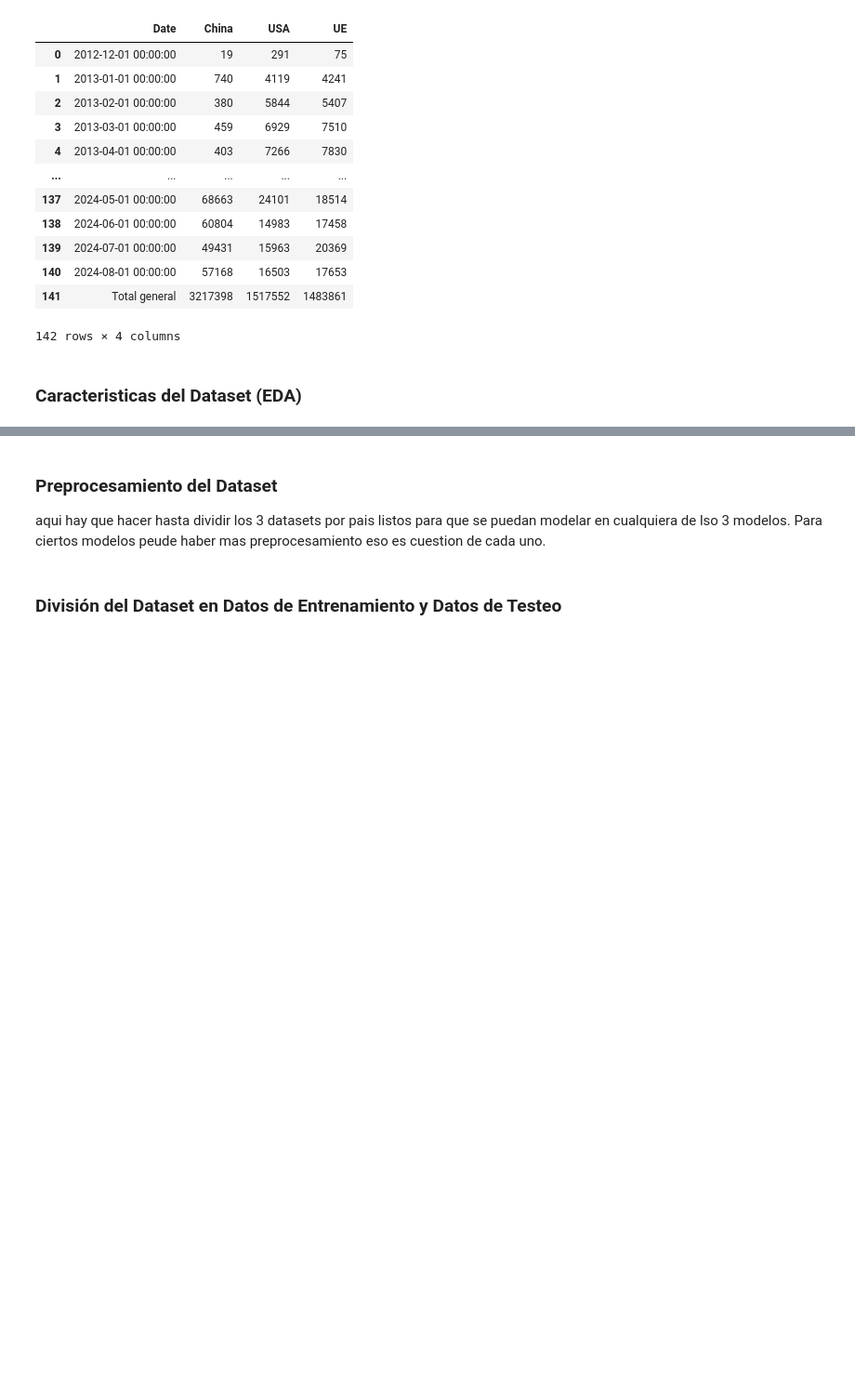
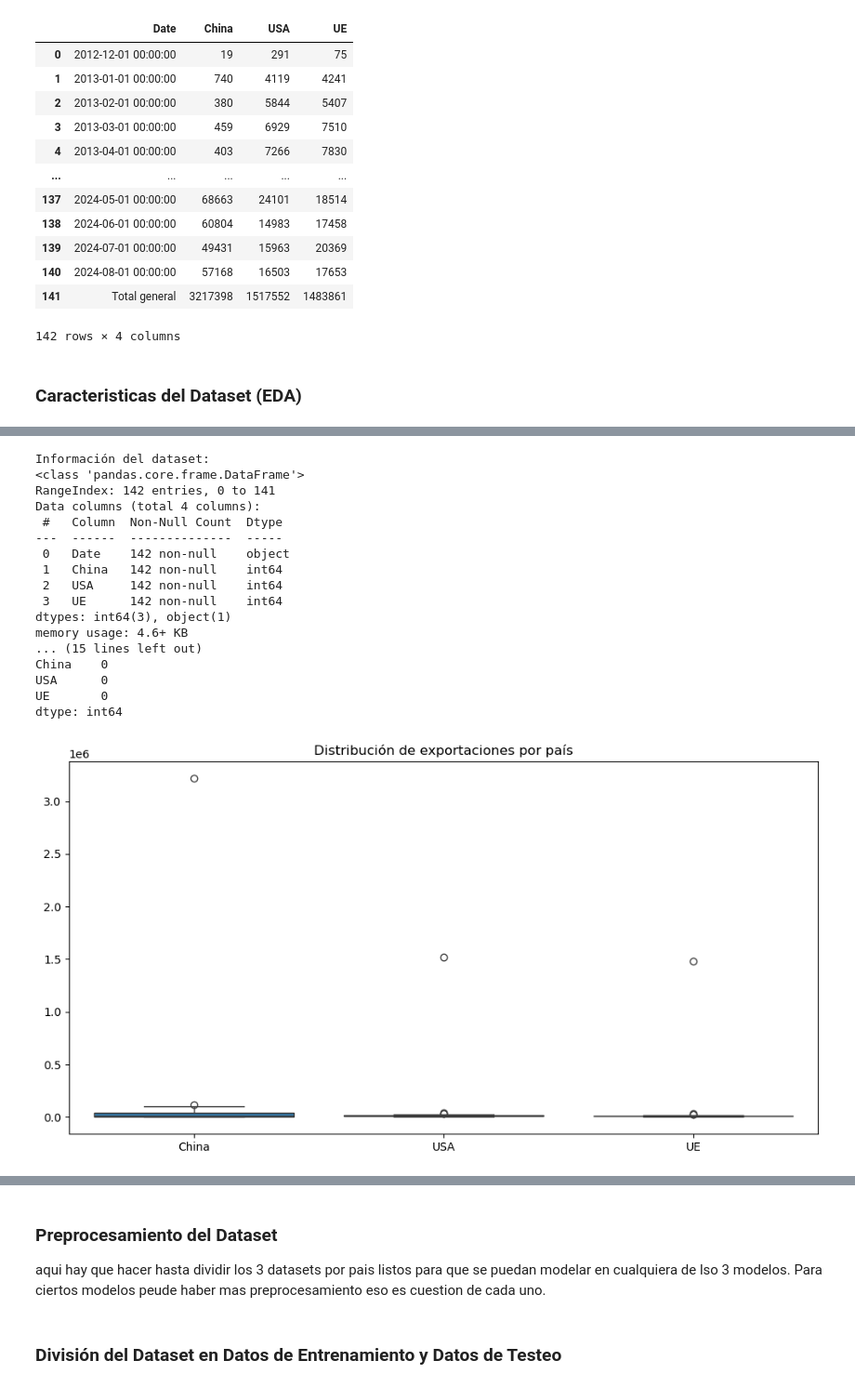
Before and after one commit to huambra/Predicting-Shrimp-Exports, a Jupyter notebook: Sarima.ipynb, the cells around one changed output, grey strips where cells are left out. Shown at 93% size. Drawn from its saved outputs; the diff is of its cells as text; code cells hidden in the pictures; blank space fills up the shorter version.

```diff
--- a/Sarima.ipynb
+++ b/Sarima.ipynb
@@ -46,0 +70,11 @@ df
+# %%
+# Describir las estadísticas básicas
+print("\nEstadísticas descriptivas:")
+print(df.describe())
+
+# Convertir la columna 'Date' a tipo datetime
+df['Date'] = pd.to_datetime(df['Date'], errors='coerce')
+
+# Verificar valores nulos
+print("\nValores nulos por columna:")
+print(df.isnull().sum())
@@ -46,0 +99,40 @@ df
+# %%
+
+
+
+
+# Visualizar la distribución de los datos
+plt.figure(figsize=(12, 6))
+sns.boxplot(data=df[['China', 'USA', 'UE']])
+plt.title('Distribución de exportaciones por país')
+plt.show()
+
+# Visualizar las series temporales
+plt.figure(figsize=(12, 6))
+plt.plot(df['Date'], df['China'], label='China')
+plt.plot(df['Date'], df['USA'], label='USA')
+plt.plot(df['Date'], df['UE'], label='UE')
+plt.xlabel('Fecha')
+plt.ylabel('Exportaciones')
+plt.title('Exportaciones por país a lo largo del tiempo')
+plt.legend()
+plt.show()
+# %% [output]
+Información del dataset:
+<class 'pandas.core.frame.DataFrame'>
+RangeIndex: 142 entries, 0 to 141
+Data columns (total 4 columns):
+ #   Column  Non-Null Count  Dtype
+---  ------  --------------  -----
+ 0   Date    142 non-null    object
+ 1   China   142 non-null    int64
+ 2   USA     142 non-null    int64
+ 3   UE      142 non-null    int64
+dtypes: int64(3), object(1)
+memory usage: 4.6+ KB
+... (15 lines left out)
+China    0
+USA      0
+UE       0
+dtype: int64
+[figure, added]
```
Also changed, not shown: parts of 5 cells of this notebook, 2 other files.
